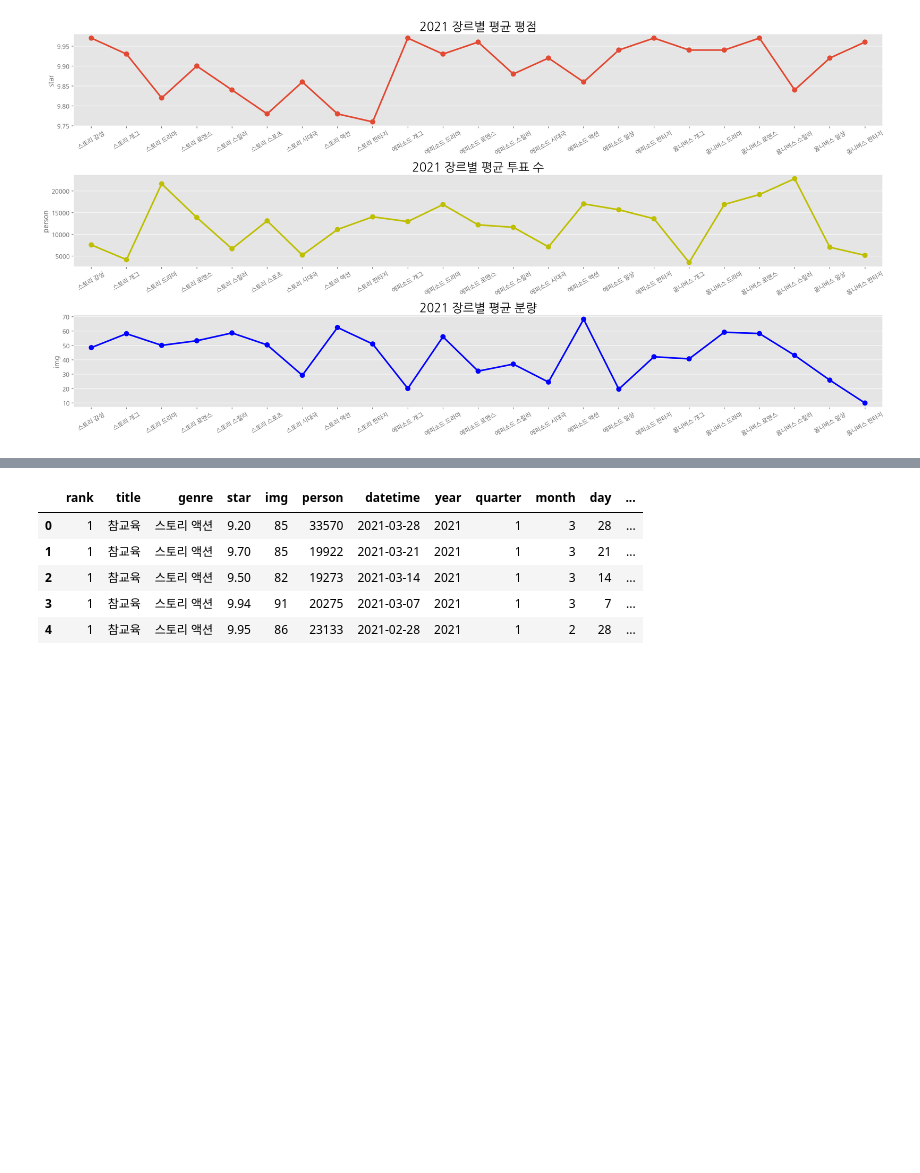
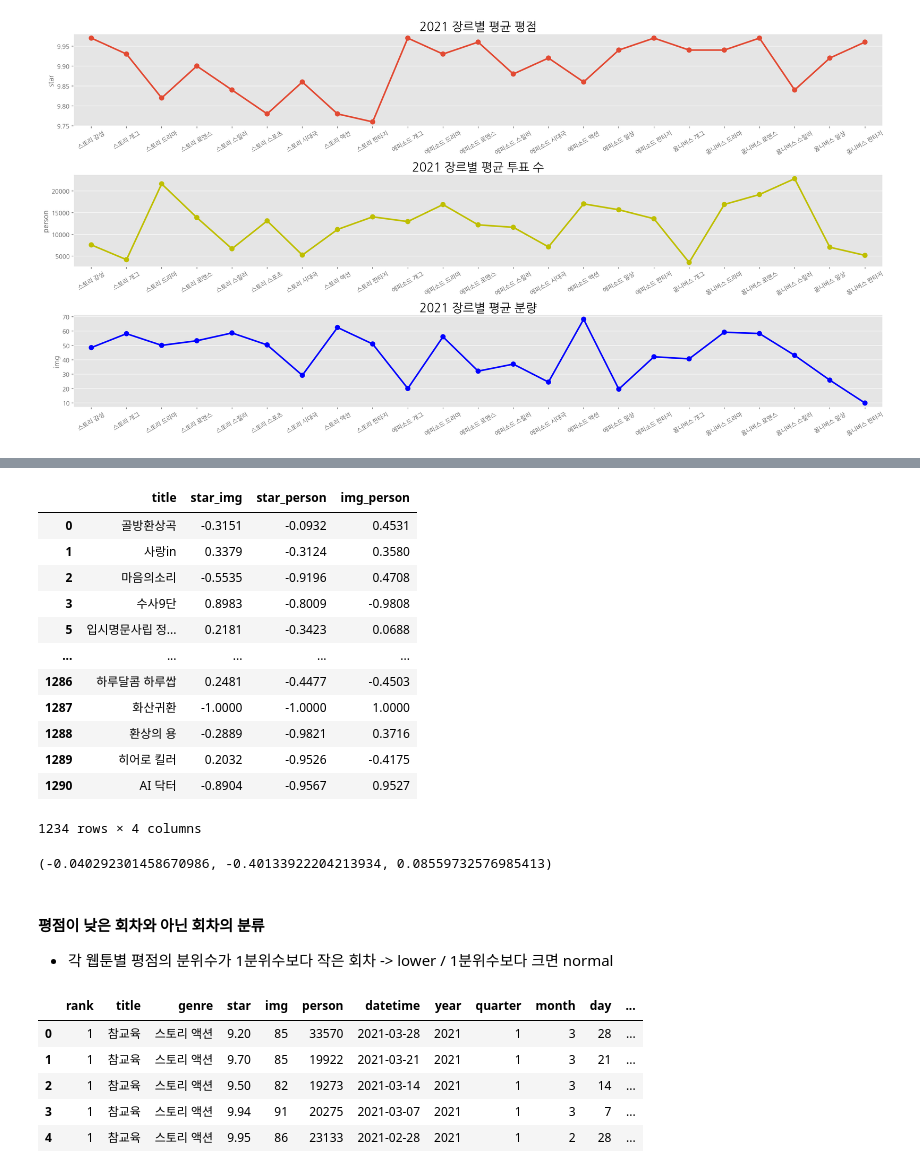
Before and after one commit to aeea-0605/first_project, a Jupyter notebook: NaverWebtoon_EDA/EDA.ipynb, the cells around one changed output, grey strips where cells are left out. Cells and saved outputs as stored; diff of their text form; code cells hidden in the pictures; blank space fills up the shorter version.

```diff
--- a/NaverWebtoon_EDA/EDA.ipynb
+++ b/NaverWebtoon_EDA/EDA.ipynb
@@ -265 +335,28 @@ plt.show()
+# %%
+corr_df = corr_df[np.all(corr_df.notnull(), axis=1)]
+corr_df
+# %% [output]
+|  | title | star_img | star_person | img_person |
+| 0 | 골방환상곡 | -0.3151 | -0.0932 | 0.4531 |
+| 1 | 사랑in | 0.3379 | -0.3124 | 0.3580 |
+| 2 | 마음의소리 | -0.5535 | -0.9196 | 0.4708 |
+| 3 | 수사9단 | 0.8983 | -0.8009 | -0.9808 |
+| 5 | 입시명문사립 정... | 0.2181 | -0.3423 | 0.0688 |
+| ... | ... | ... | ... | ... |
+| 1286 | 하루달콤 하루쌉 | 0.2481 | -0.4477 | -0.4503 |
+| 1287 | 화산귀환 | -1.0000 | -1.0000 | 1.0000 |
+| 1288 | 환상의 용 | -0.2889 | -0.9821 | 0.3716 |
+| 1289 | 히어로 킬러 | 0.2032 | -0.9526 | -0.4175 |
+| 1290 | AI 닥터 | -0.8904 | -0.9567 | 0.9527 |
+1234 rows × 4 columns
+# %%
+total_star_img = np.mean(corr_df['star_img'])
+total_star_person = np.mean(corr_df['star_person'])
+total_img_person = np.mean(corr_df['img_person'])
+total_star_img, total_star_person, total_img_person
+# %% [output]
+(-0.040292301458670986, -0.40133922204213934, 0.08559732576985413)
+# %% [markdown]
+#### 평점이 낮은 회차와 아닌 회차의 분류
+- 각 웹툰별 평점의 분위수가 1분위수보다 작은 회차 -> lower / 1분위수보다 크면 normal
 # %%
```
Also changed, not shown: parts of 30 cells of this notebook.
